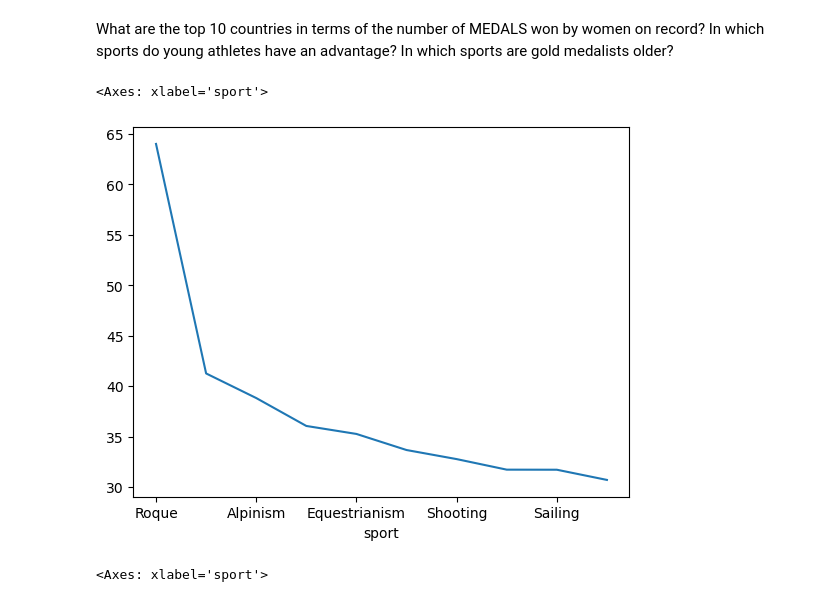
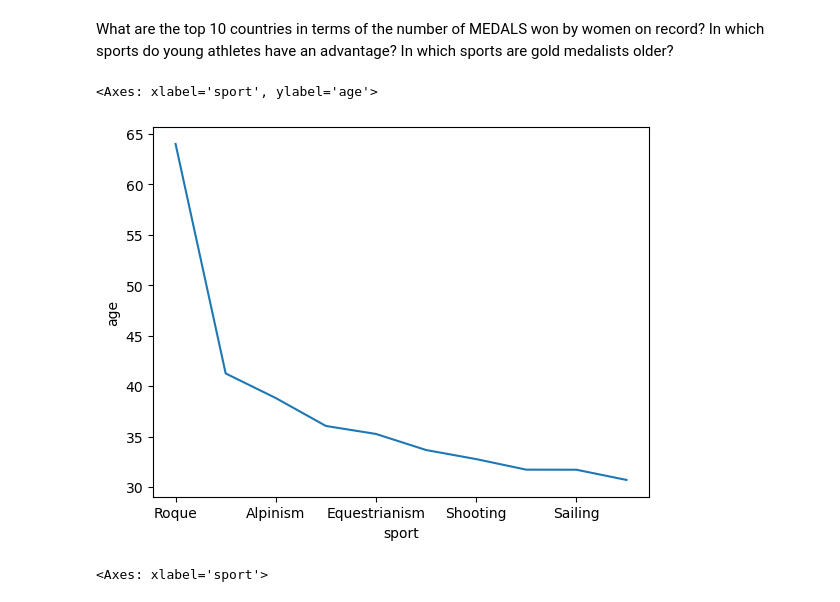
Before and after one commit to GHuangJiawen/huang-sp25-data-materials, a Jupyter notebook: week-08/oly.ipynb, the cells around one changed output. Cells and saved outputs as stored; diff of their text form; code cells hidden in the pictures.

```diff
--- a/week-08/oly.ipynb
+++ b/week-08/oly.ipynb
@@ -75,8 +75,8 @@ What are the top 10 countries in terms of the number of MEDALS won by women on r
 In which sports do young athletes have an advantage? In which sports are gold medalists older?
 # %%
 gold_medalists = oly_df[oly_df['medal'] == 'Gold']
-gold_medalists.groupby('sport')['age'].mean().sort_values(ascending=False)[:10].plot()
+gold_medalists.groupby('sport')['age'].mean().sort_values(ascending=False)[:10].plot(ylabel='age')
 # %% [output]
-<Axes: xlabel='sport'>
+<Axes: xlabel='sport', ylabel='age'>
-[figure, old version]
+[figure, new version]
 # %%
```
Also changed, not shown: parts of 1 cell of this notebook.
